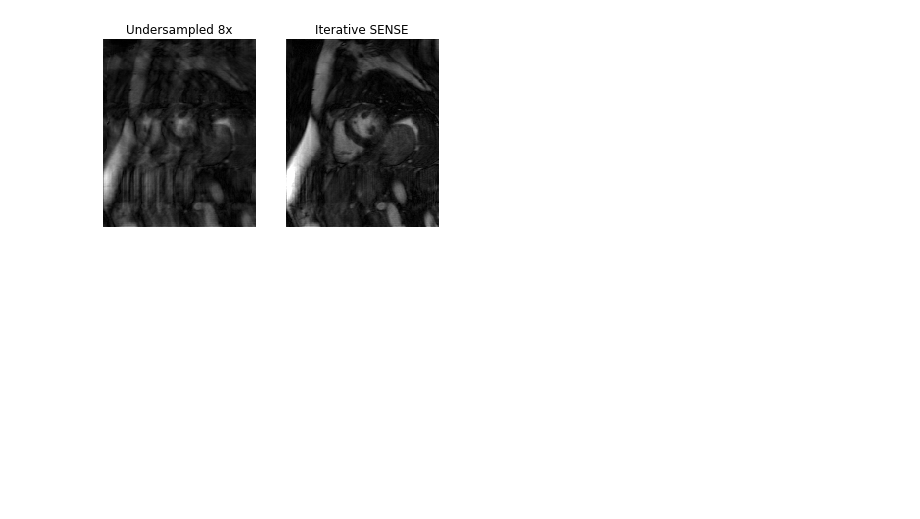
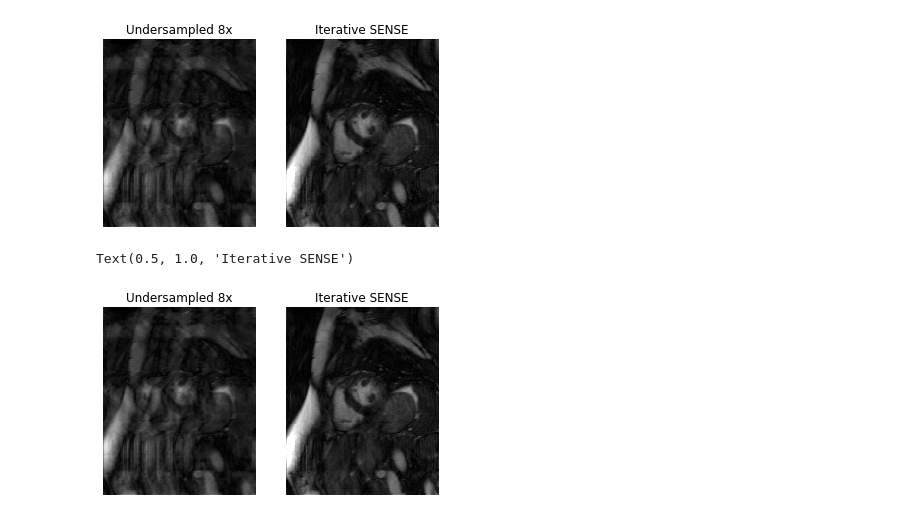
Before and after one commit to midas-tum/merlin, a Jupyter notebook: notebooks/tutorial_iterative_sense.ipynb, the cells around one changed output. Cells and saved outputs as stored; diff of their text form; code cells hidden in the pictures; blank space fills up the shorter version.

```diff
--- a/notebooks/tutorial_iterative_sense.ipynb
+++ b/notebooks/tutorial_iterative_sense.ipynb
@@ -26,3 +27,30 @@ img_itSENSE = optim([img_us, kspace, mask, smaps]).numpy()
+# %%
+import h5py
+import merlinth
+import torch
+
+# Load sample data
+# Image sizes (batch, coils, frames, M, N)
+# k-space (1, 34, 25, 192, 156)
+# mask (1, 1, 25, 1, 156)
+# smaps (1, 34, 1, 192, 156)
+
+with h5py.File('cine2dt.h5', 'r') as ds:
+    kspace = torch.from_numpy(ds['kspace'][()])
+    mask = torch.from_numpy(ds['mask'][()])
+    smaps = torch.from_numpy(ds['smaps'][()])
+
+# reconstruction operators
+A = merlinth.layers.MulticoilForwardOp(center=True, coil_axis=-4, channel_dim_defined=False)
+AH = merlinth.layers.MulticoilAdjointOp(center=True, coil_axis=-4, channel_dim_defined=False)
+
+# apply adjoint
+img_us = AH(kspace, mask, smaps)
+
+# iterative sense
+optim = merlinth.layers.itSENSE(A, AH, weight=0, max_iter=10)
+img_itSENSE = optim([kspace, mask, smaps]).numpy()
+img_th = img_itSENSE
 # %%
 import matplotlib.pyplot as plt
 import numpy as np
@@ -39,3 +67,19 @@ plt.title('Iterative SENSE')
 # %% [output]
 Text(0.5, 1.0, 'Iterative SENSE')
 [figure]
+# %%
+import matplotlib.pyplot as plt
+import numpy as np
+
+plt.figure()
+plt.subplot(1,2,1)
+plt.imshow(np.abs(img_us[0,5]), cmap='gray', vmax=0.00005)
+plt.axis('off')
+plt.title('Undersampled 8x')
+plt.subplot(1,2,2)
+plt.imshow(np.abs(img_itSENSE[0,5]), cmap='gray', vmax=0.0001)
+plt.axis('off')
+plt.title('Iterative SENSE')
+# %% [output]
+Text(0.5, 1.0, 'Iterative SENSE')
+[figure, added]
```
Also changed, not shown: parts of 1 cell of this notebook.
